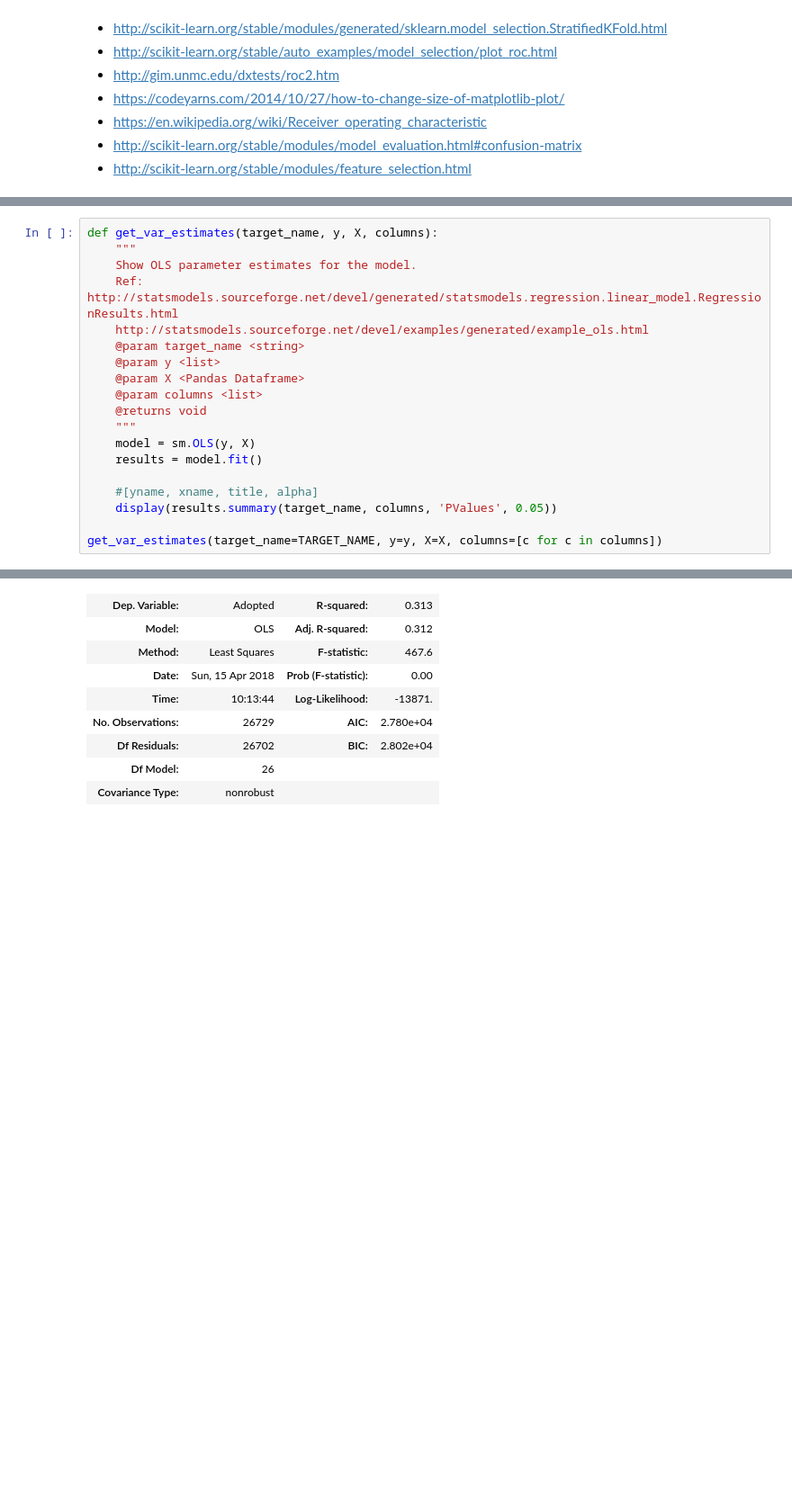
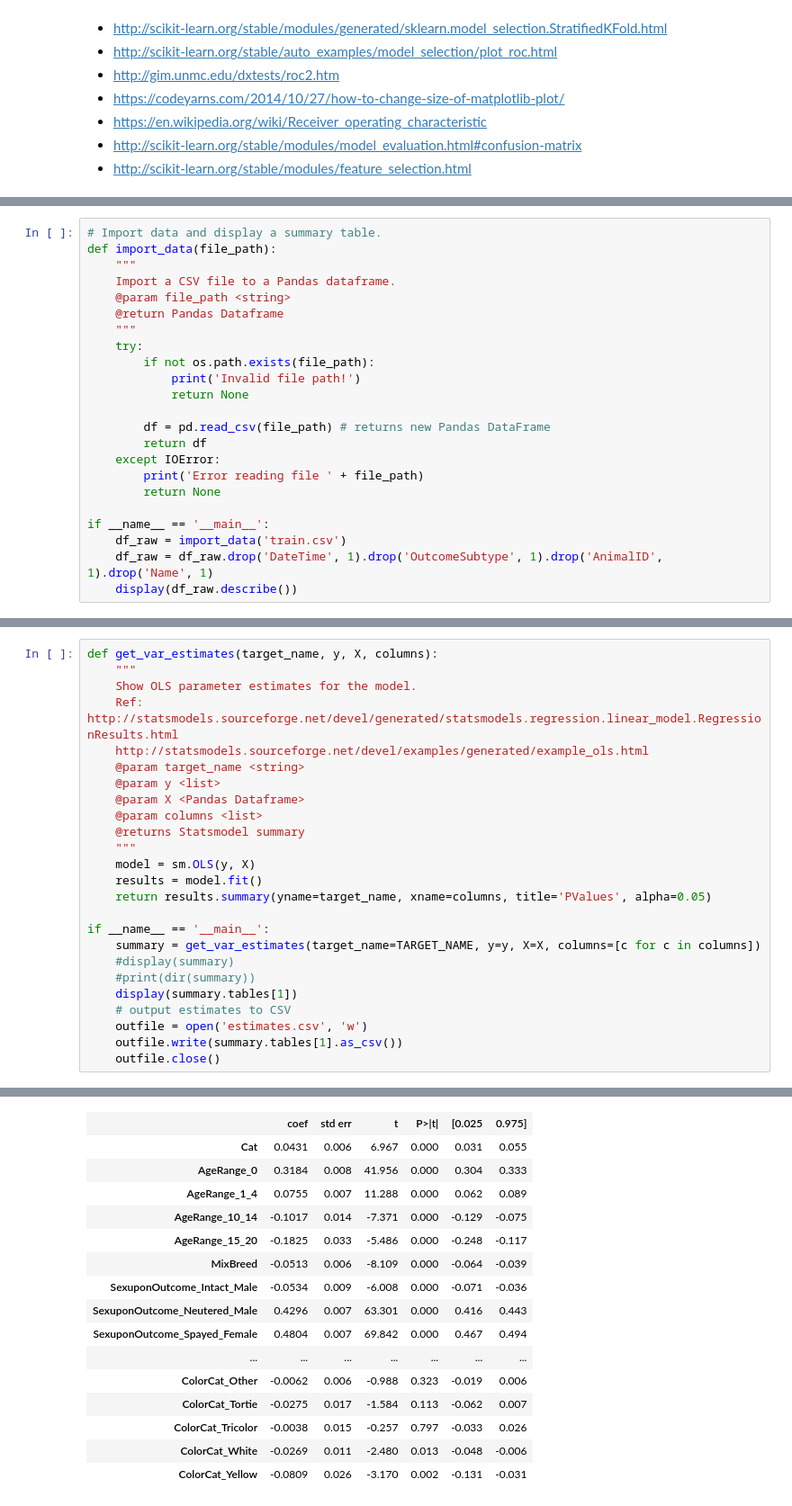
Before and after one commit to jbonfardeci/austin-animal-shelter-model, a Jupyter notebook: itsm601_project_2018_2.ipynb, the cells around one changed output, grey strips where cells are left out. Shown: that part at 90% size. Saved outputs shown, nothing was run; the diff lists cells and outputs as text; blank space fills up the shorter version.

```diff
--- a/itsm601_project_2018_2.ipynb
+++ b/itsm601_project_2018_2.ipynb
@@ -177,0 +123,23 @@ Loaded dataset successfully.
+# %%
+# Import data and display a summary table.
+def import_data(file_path):
+    """
+    Import a CSV file to a Pandas dataframe.
+    @param file_path <string>
+    @return Pandas Dataframe
+    """
+    try:
+        if not os.path.exists(file_path):
+            print('Invalid file path!')
+            return None
+
+        df = pd.read_csv(file_path) # returns new Pandas DataFrame
+        return df
+    except IOError:
+        print('Error reading file ' + file_path)
+        return None
+
+if __name__ == '__main__':
+    df_raw = import_data('train.csv')
+    df_raw = df_raw.drop('DateTime', 1).drop('OutcomeSubtype', 1).drop('AnimalID', 1).drop('Name', 1)
+    display(df_raw.describe())
@@ -185,13 +394,19 @@ def get_var_estimates(target_name, y, X, columns):
     @param y <list>
     @param X <Pandas Dataframe>
     @param columns <list>
-    @returns void
+    @returns Statsmodel summary
     """
     model = sm.OLS(y, X)
     results = model.fit()
+    return results.summary(yname=target_name, xname=columns, title='PValues', alpha=0.05)
 
-    #[yname, xname, title, alpha]
-    display(results.summary(target_name, columns, 'PValues', 0.05))
-
-get_var_estimates(target_name=TARGET_NAME, y=y, X=X, columns=[c for c in columns])
+if __name__ == '__main__':
+    summary = get_var_estimates(target_name=TARGET_NAME, y=y, X=X, columns=[c for c in columns])
+    #display(summary)
+    #print(dir(summary))
+    display(summary.tables[1])
+    # output estimates to CSV
+    outfile = open('estimates.csv', 'w')
+    outfile.write(summary.tables[1].as_csv())
+    outfile.close()
 # %% [output]
@@ -199,9 +413,16 @@ PValues
-| Dep. Variable: | Adopted | R-squared: | 0.313 |
-| Model: | OLS | Adj. R-squared: | 0.312 |
-| Method: | Least Squares | F-statistic: | 467.6 |
-| Date: | Sun, 15 Apr 2018 | Prob (F-statistic): | 0.00 |
-| Time: | 10:13:44 | Log-Likelihood: | -13871. |
-| No. Observations: | 26729 | AIC: | 2.780e+04 |
-| Df Residuals: | 26702 | BIC: | 2.802e+04 |
-| Df Model: | 26 |  |  |
-| Covariance Type: | nonrobust |  |  |
+|  | coef | std err | t | P>|t| | [0.025 | 0.975] |
+| Cat | 0.0431 | 0.006 | 6.967 | 0.000 | 0.031 | 0.055 |
+| AgeRange_0 | 0.3184 | 0.008 | 41.956 | 0.000 | 0.304 | 0.333 |
+| AgeRange_1_4 | 0.0755 | 0.007 | 11.288 | 0.000 | 0.062 | 0.089 |
+| AgeRange_10_14 | -0.1017 | 0.014 | -7.371 | 0.000 | -0.129 | -0.075 |
+| AgeRange_15_20 | -0.1825 | 0.033 | -5.486 | 0.000 | -0.248 | -0.117 |
+| MixBreed | -0.0513 | 0.006 | -8.109 | 0.000 | -0.064 | -0.039 |
+| SexuponOutcome_Intact_Male | -0.0534 | 0.009 | -6.008 | 0.000 | -0.071 | -0.036 |
+| SexuponOutcome_Neutered_Male | 0.4296 | 0.007 | 63.301 | 0.000 | 0.416 | 0.443 |
+| SexuponOutcome_Spayed_Female | 0.4804 | 0.007 | 69.842 | 0.000 | 0.467 | 0.494 |
+| ... | ... | ... | ... | ... | ... | ... |
+| ColorCat_Other | -0.0062 | 0.006 | -0.988 | 0.323 | -0.019 | 0.006 |
+| ColorCat_Tortie | -0.0275 | 0.017 | -1.584 | 0.113 | -0.062 | 0.007 |
+| ColorCat_Tricolor | -0.0038 | 0.015 | -0.257 | 0.797 | -0.033 | 0.026 |
+| ColorCat_White | -0.0269 | 0.011 | -2.480 | 0.013 | -0.048 | -0.006 |
+| ColorCat_Yellow | -0.0809 | 0.026 | -3.170 | 0.002 | -0.131 | -0.031 |
```
Also changed, not shown: parts of 28 cells of this notebook, 12 other files.
